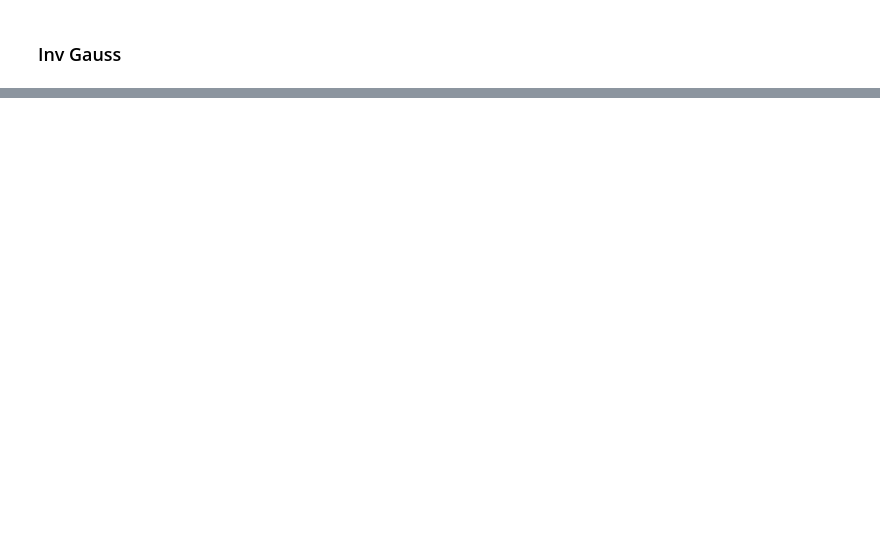
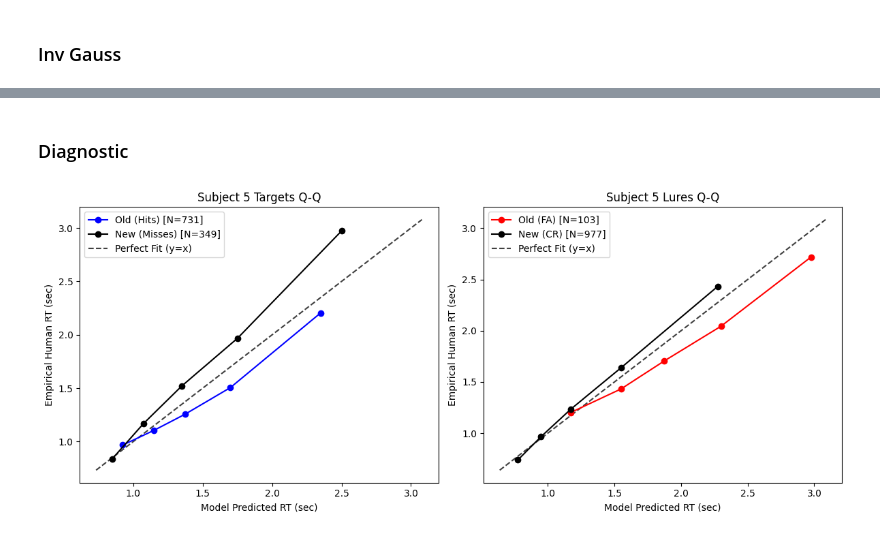
Before and after one commit to SpoopyPillow/caa_recognition_model, a Jupyter notebook: subject_lower_bound.ipynb, the cells around one changed output, grey strips where cells are left out. Saved outputs shown, nothing was run; the diff lists cells and outputs as text; code cells hidden in the pictures; blank space fills up the shorter version.

```diff
--- a/subject_lower_bound.ipynb
+++ b/subject_lower_bound.ipynb
@@ -908,0 +2961,12 @@ Fitting Independent Inverse Gaussian Distributions...
+# %% [markdown]
+### Diagnostic
+# %%
+best_params = DriftVariabilityMacroscopicSISP.Params(mu_t=np.float64(0.7138862917580759), mu_l=np.float64(-0.4274437697204604), eta_t=np.float64(0.7973417729614627), eta_l=np.float64(0.030462504567972573), d_t=np.float64(0.2574864912455226), d_l=np.float64(0.2723416002724548), tc_bound=np.float64(0.2283822400905302), z0_t=np.float64(-0.19524500458536898), z0_l=np.float64(-0.335136472795578), t0=np.float64(0.559135492105655))
+
+subject = "5"
+
+model = DriftVariabilityMacroscopicSISP(config=caa_cfg)
+subj5_data = get_subject_data(data_subject, subject)
+generate_qq_plots(model, best_params, subj5_data, label=f"Subject {subject}")
+# %% [output]
+[figure, added]
```
Also changed, not shown: parts of 19 cells of this notebook.
